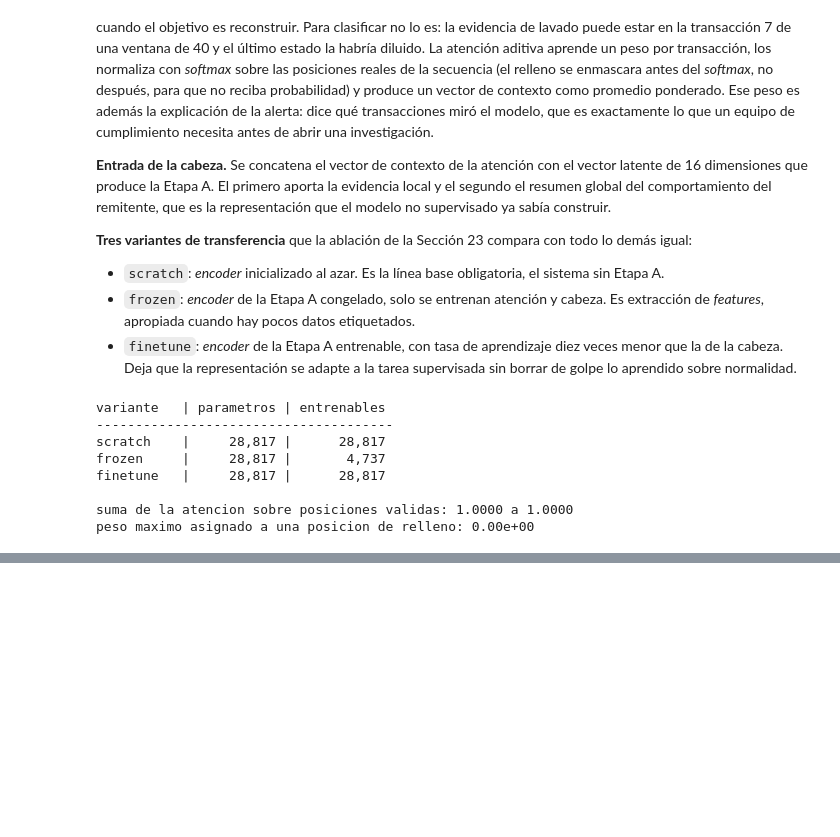
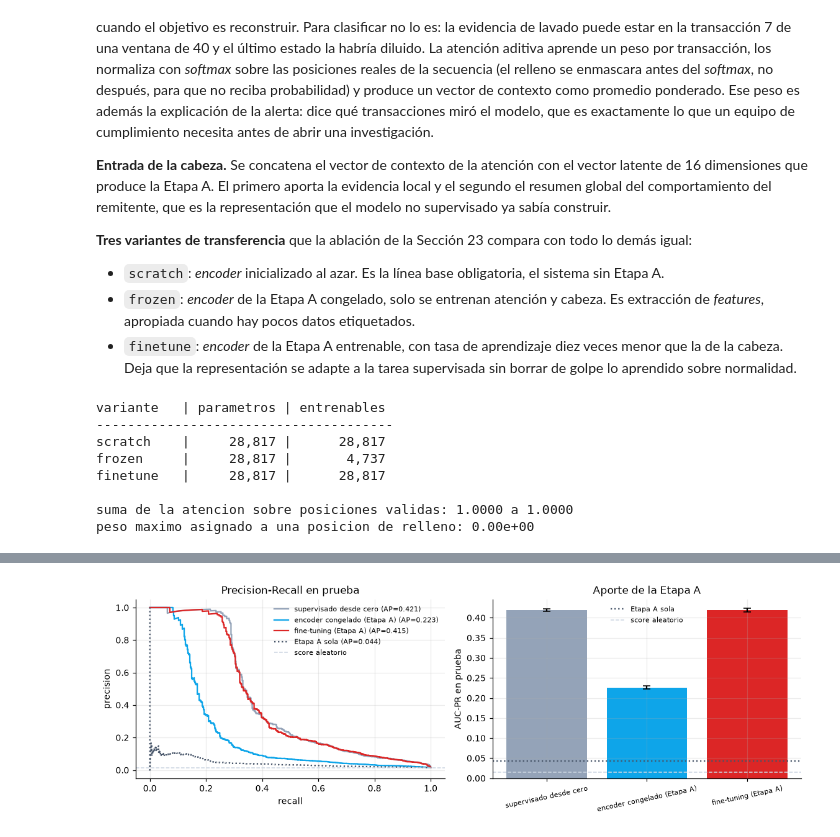
Before and after one commit to JuanDsm04/dl-project2, a Jupyter notebook: dl-project2-notebook.ipynb, the cells around one changed output, grey strips where cells are left out. Cells and saved outputs as stored; diff of their text form; code cells hidden in the pictures; blank space fills up the shorter version.

```diff
--- a/dl-project2-notebook.ipynb
+++ b/dl-project2-notebook.ipynb
@@ -1660,14 +1660,16 @@ CFG3 = dict(
     DROPOUT      = 0.2,  # mayor que en la Etapa A: 23 mil secuencias etiquetadas, mas riesgo de sobreajuste
     BATCH_SIZE   = 128,
     LR           = 1e-3, # atencion y cabeza
-    ENC_LR_MULT  = 0.1,  # LR discriminativo para el encoder transferido
+    ENC_LR_MULT  = 0.1,  # LR del encoder transferido como fraccion del de la cabeza
+    ENC_LR_GRID  = [0.1, 0.3, 1.0],
     WEIGHT_DECAY = 1e-4,
     GRAD_CLIP    = 5.0,
-    MAX_EPOCHS   = 20,
+    MAX_EPOCHS   = 30,
     PATIENCE     = 4,    # paro anticipado sobre el AUC-PR de validacion
     FOCAL_GAMMA  = 2.0,
     FOCAL_ALPHA  = 0.25,
     SEEDS        = [42, 1337],
+    LABEL_FRACS  = [0.10, 0.25, 1.00],   # para medir el aporte del transfer con menos etiquetas
     SEED         = SEED,
 )
 
@@ -1798,0 +2096,35 @@ peso maximo asignado a una posicion de relleno: 0.00e+00
+# %%
+COLORS = {"scratch": "#94a3b8", "frozen": "#0ea5e9", "finetune": "#dc2626"}
+fig, ax = plt.subplots(1, 2, figsize=(10.5, 3.6))
+
+for v in VARIANTS:
+    d = abl_df[abl_df["modelo"] == v]
+    seed_v = int(d.loc[d["AUC-PR val"].idxmax(), "semilla"])
+    p = PROBS[(v, seed_v)]
+    pr_v, rc_v, _ = precision_recall_curve(y[test_idx], p[test_idx])
+    ax[0].plot(rc_v, pr_v, color=COLORS[v],
+                label=f"{LABELS[v]} (AP={average_precision_score(y[test_idx], p[test_idx]):.3f})")
+
+pr_a, rc_a, _ = precision_recall_curve(y[test_idx], SCORE[test_idx])
+ax[0].plot(rc_a, pr_a, color="#475569", ls=":",
+            label=f"Etapa A sola (AP={average_precision_score(y[test_idx], SCORE[test_idx]):.3f})")
+ax[0].axhline(y[test_idx].mean(), ls="--", lw=1, color="#cbd5e1", label="score aleatorio")
+ax[0].set_xlabel("recall"); ax[0].set_ylabel("precision")
+ax[0].set_title("Precision-Recall en prueba")
+ax[0].legend(frameon=False, fontsize=7.5)
+
+means = [abl_df[abl_df["modelo"] == v]["AUC-PR prueba"].mean() for v in VARIANTS]
+errs = [abl_df[abl_df["modelo"] == v]["AUC-PR prueba"].std() for v in VARIANTS]
+ax[1].bar([LABELS[v] for v in VARIANTS], means, yerr=errs, capsize=4,
+           color=[COLORS[v] for v in VARIANTS])
+ax[1].axhline(average_precision_score(y[test_idx], SCORE[test_idx]), ls=":", color="#475569",
+               label="Etapa A sola")
+ax[1].axhline(y[test_idx].mean(), ls="--", lw=1, color="#cbd5e1", label="score aleatorio")
+ax[1].set_ylabel("AUC-PR en prueba")
+ax[1].set_title("Aporte de la Etapa A")
+ax[1].tick_params(axis="x", labelrotation=12, labelsize=7.5)
+ax[1].legend(frameon=False, fontsize=7.5)
+
+plt.tight_layout(); plt.show()
+# %% [output]
+[figure, added]
```
Also changed, not shown: parts of 14 cells of this notebook.
